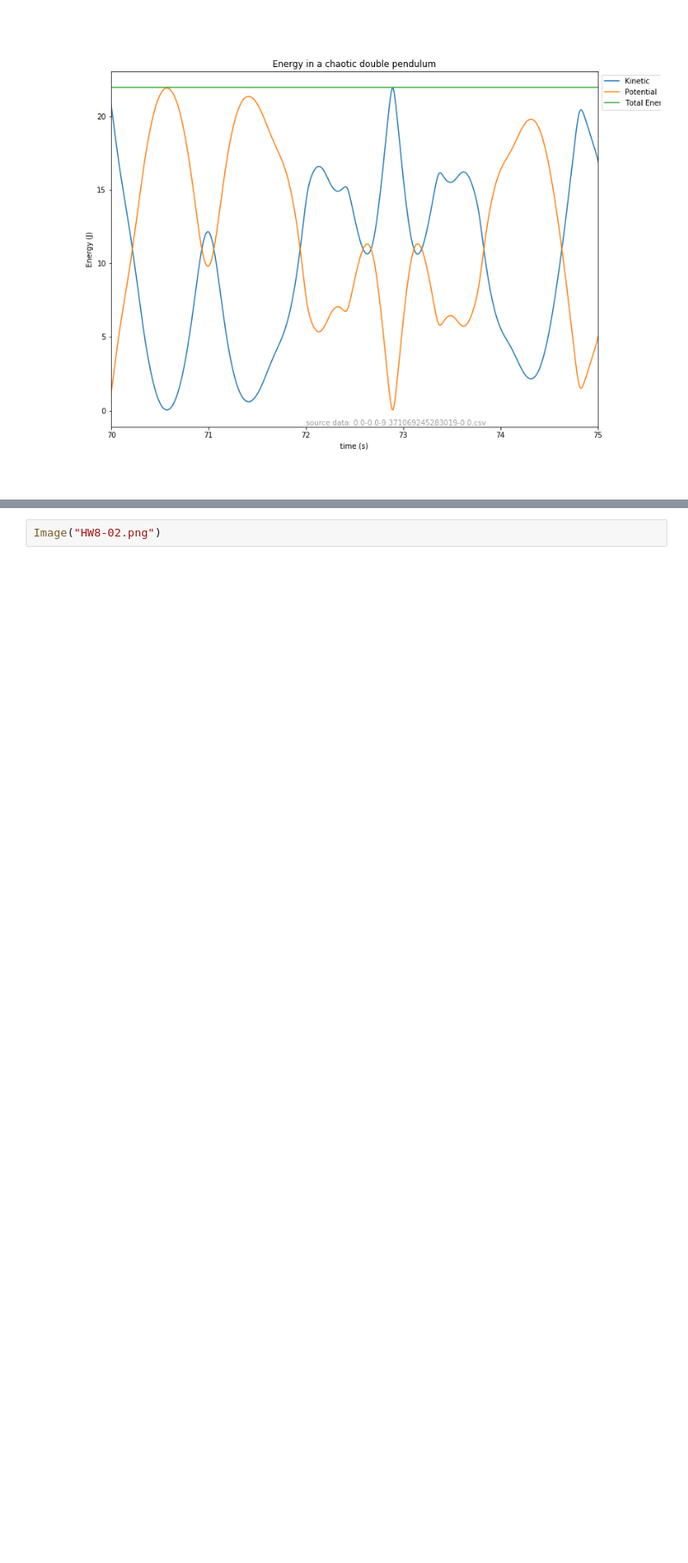
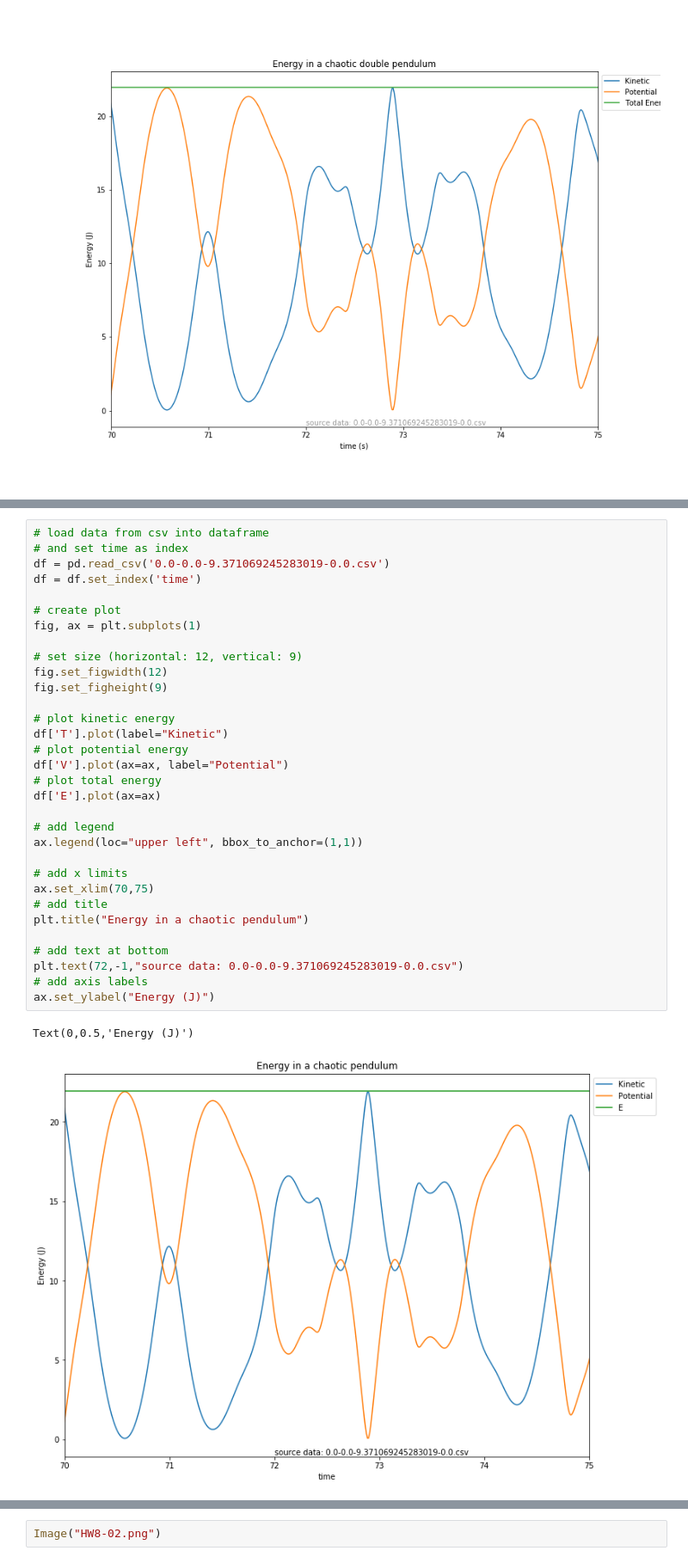
Before and after one commit to tachycline/PHYS381, a Jupyter notebook: homework/HW8.ipynb, the cells around one changed output, grey strips where cells are left out. Shown at 86% size. Saved outputs shown, nothing was run; the diff lists cells and outputs as text; blank space fills up the shorter version.

```diff
--- a/homework/HW8.ipynb
+++ b/homework/HW8.ipynb
@@ -8,0 +15,35 @@ Image("HW8-01.png")
+# %%
+# load data from csv into dataframe
+# and set time as index
+df = pd.read_csv('0.0-0.0-9.371069245283019-0.0.csv')
+df = df.set_index('time')
+
+# create plot
+fig, ax = plt.subplots(1)
+
+# set size (horizontal: 12, vertical: 9)
+fig.set_figwidth(12)
+fig.set_figheight(9)
+
+# plot kinetic energy
+df['T'].plot(label="Kinetic")
+# plot potential energy
+df['V'].plot(ax=ax, label="Potential")
+# plot total energy
+df['E'].plot(ax=ax)
+
+# add legend
+ax.legend(loc="upper left", bbox_to_anchor=(1,1))
+
+# add x limits
+ax.set_xlim(70,75)
+# add title
+plt.title("Energy in a chaotic pendulum")
+
+# add text at bottom
+plt.text(72,-1,"source data: 0.0-0.0-9.371069245283019-0.0.csv")
+# add axis labels
+ax.set_ylabel("Energy (J)")
+# %% [output]
+Text(0,0.5,'Energy (J)')
+[figure, added]
```
Also changed, not shown: parts of 2 cells of this notebook.
